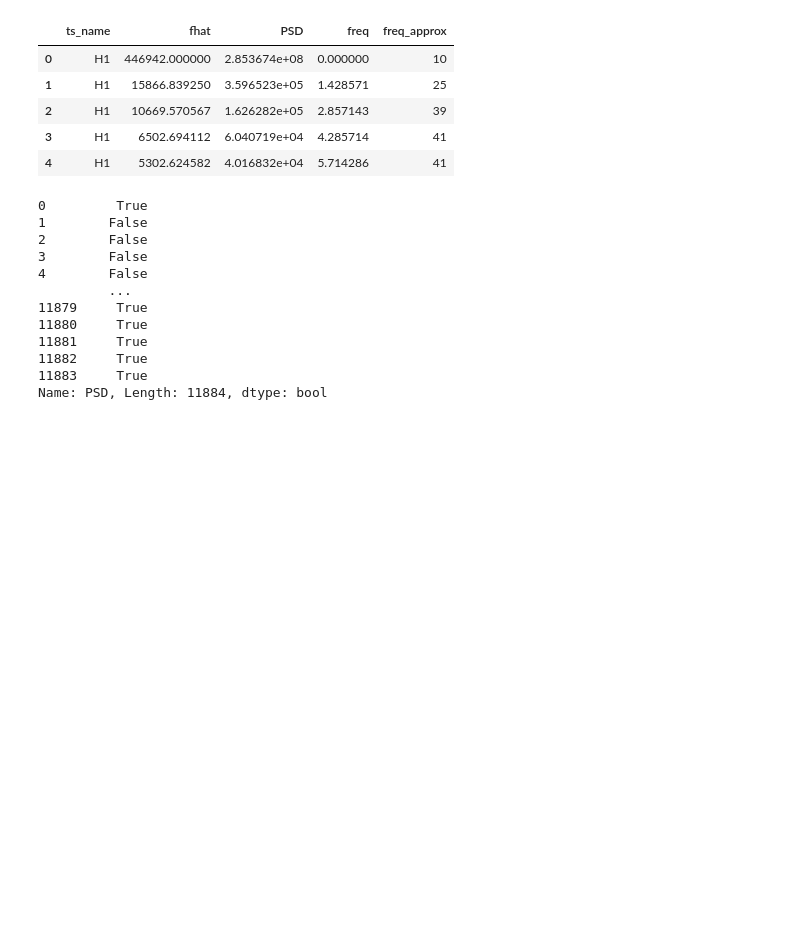
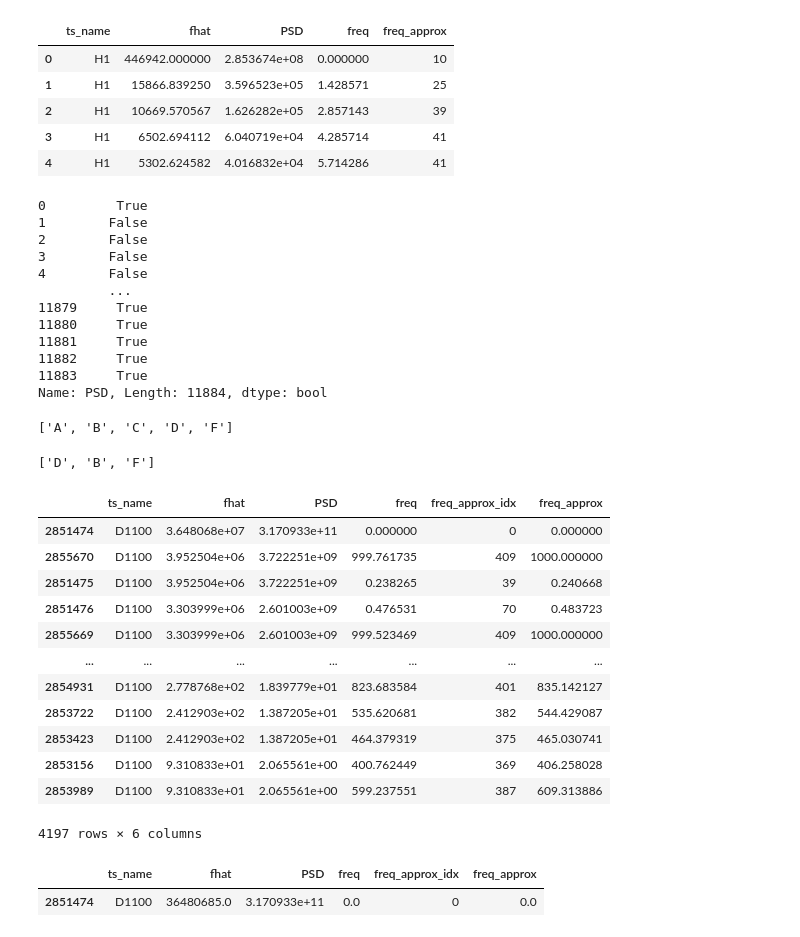
Before and after one commit to philippbeer/ts_search_engine, a Jupyter notebook: notebooks/FFT_test.ipynb, the cells around one changed output. Cells and saved outputs as stored; diff of their text form; code cells hidden in the pictures; blank space fills up the shorter version.

```diff
--- a/notebooks/FFT_test.ipynb
+++ b/notebooks/FFT_test.ipynb
@@ -436,0 +446,4 @@ Name: PSD, Length: 11884, dtype: bool
+# %%
+df_test['items'].tolist()
+# %% [output]
+['A', 'B', 'C', 'D', 'F']
@@ -436,0 +452,29 @@ Name: PSD, Length: 11884, dtype: bool
+# %%
+random.sample(df_test['items'].tolist(), 3)
+# %% [output]
+['D', 'B', 'F']
+# %%
+df_appr = pd.read_csv('../df_approx.csv')
+# %%
+df_s = df_appr[df_appr['ts_name']=='D1100']
+# %%
+df_s.sort_values('PSD', ascending=False)
+# %% [output]
+|  | ts_name | fhat | PSD | freq | freq_approx_idx | freq_approx |
+| 2851474 | D1100 | 3.648068e+07 | 3.170933e+11 | 0.000000 | 0 | 0.000000 |
+| 2855670 | D1100 | 3.952504e+06 | 3.722251e+09 | 999.761735 | 409 | 1000.000000 |
+| 2851475 | D1100 | 3.952504e+06 | 3.722251e+09 | 0.238265 | 39 | 0.240668 |
+| 2851476 | D1100 | 3.303999e+06 | 2.601003e+09 | 0.476531 | 70 | 0.483723 |
+| 2855669 | D1100 | 3.303999e+06 | 2.601003e+09 | 999.523469 | 409 | 1000.000000 |
+| ... | ... | ... | ... | ... | ... | ... |
+| 2854931 | D1100 | 2.778768e+02 | 1.839779e+01 | 823.683584 | 401 | 835.142127 |
+| 2853722 | D1100 | 2.412903e+02 | 1.387205e+01 | 535.620681 | 382 | 544.429087 |
+| 2853423 | D1100 | 2.412903e+02 | 1.387205e+01 | 464.379319 | 375 | 465.030741 |
+| 2853156 | D1100 | 9.310833e+01 | 2.065561e+00 | 400.762449 | 369 | 406.258028 |
+| 2853989 | D1100 | 9.310833e+01 | 2.065561e+00 | 599.237551 | 387 | 609.313886 |
+4197 rows × 6 columns
+# %%
+df_s[df_s['PSD']==317093251863.05096]
+# %% [output]
+|  | ts_name | fhat | PSD | freq | freq_approx_idx | freq_approx |
+| 2851474 | D1100 | 36480685.0 | 3.170933e+11 | 0.0 | 0 | 0.0 |
```
Also changed, not shown: parts of 4 cells of this notebook, 5 other files.
